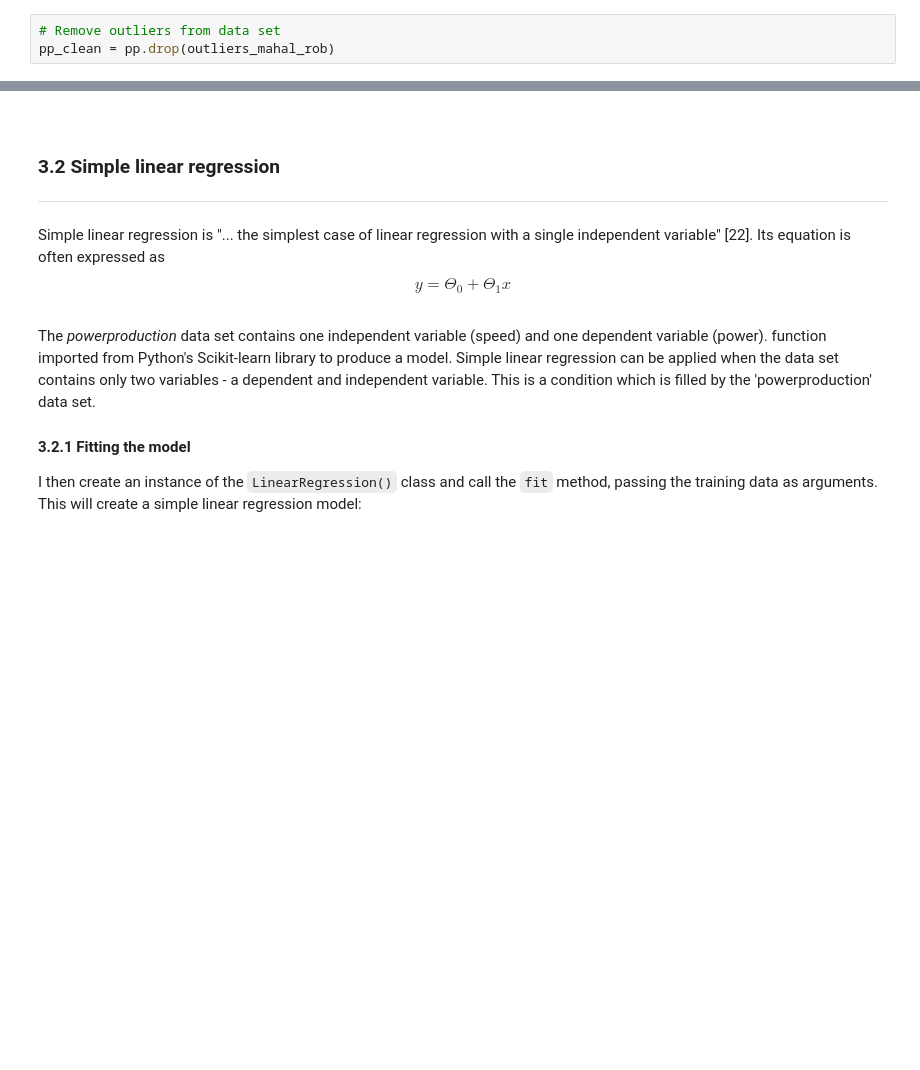
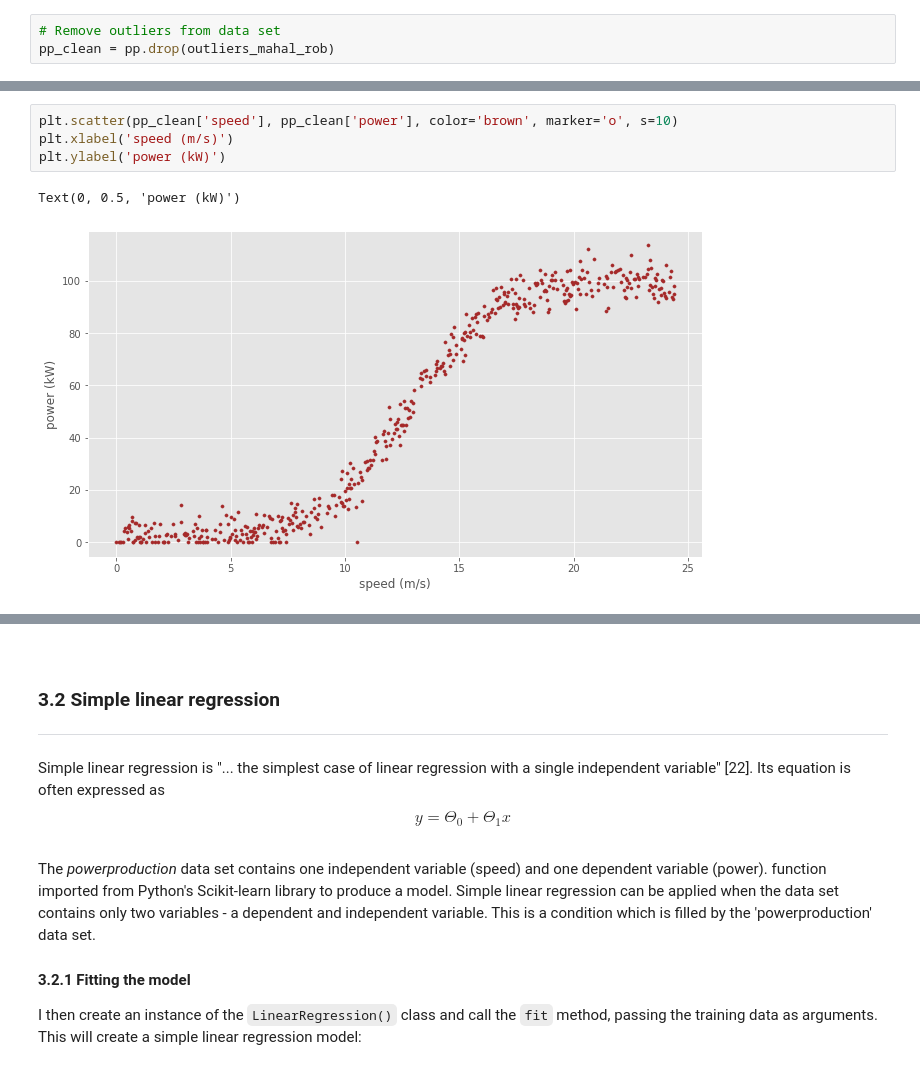
Before and after one commit to colm-o-caoimh/MachineLearning, a Jupyter notebook: mls_project2020.ipynb, the cells around one changed output, grey strips where cells are left out. Cells and saved outputs as stored; diff of their text form; blank space fills up the shorter version.

```diff
--- a/mls_project2020.ipynb
+++ b/mls_project2020.ipynb
@@ -280,0 +280,7 @@ pp_clean.describe()
+# %%
+plt.scatter(pp_clean['speed'], pp_clean['power'], color='brown', marker='o', s=10)
+plt.xlabel('speed (m/s)')
+plt.ylabel('power (kW)')
+# %% [output]
+Text(0, 0.5, 'power (kW)')
+[figure, added]
```
Also changed, not shown: parts of 49 cells of this notebook.
